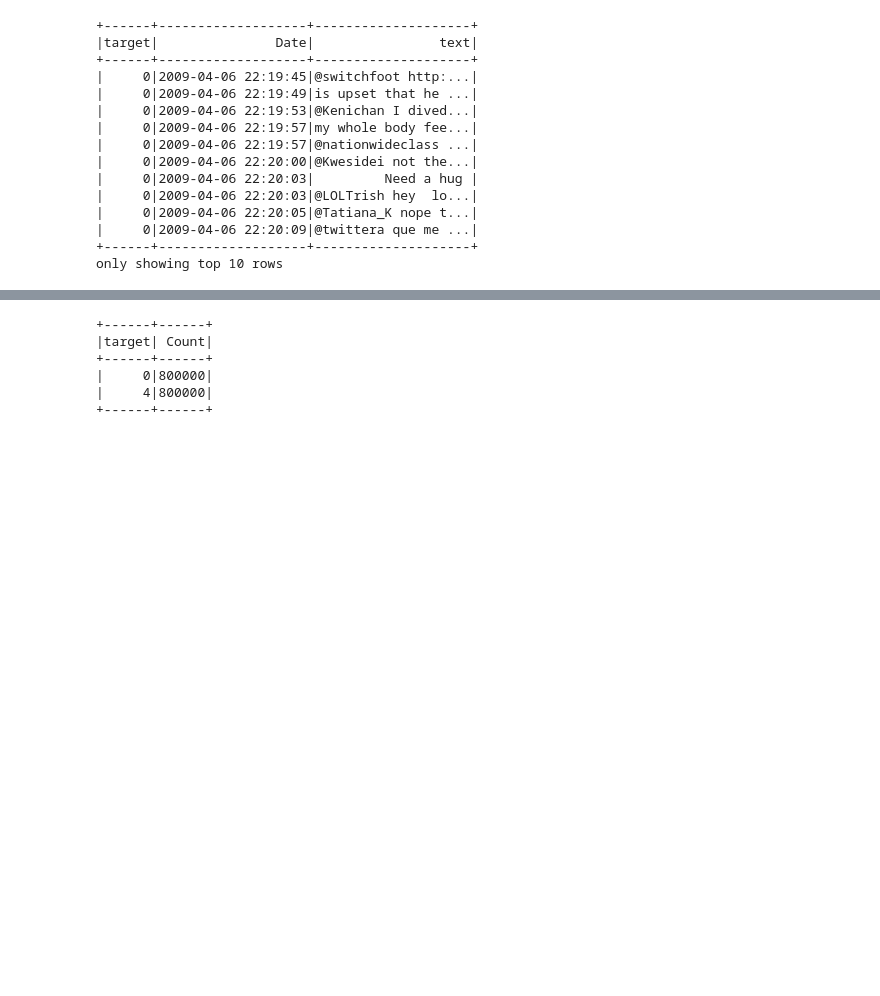
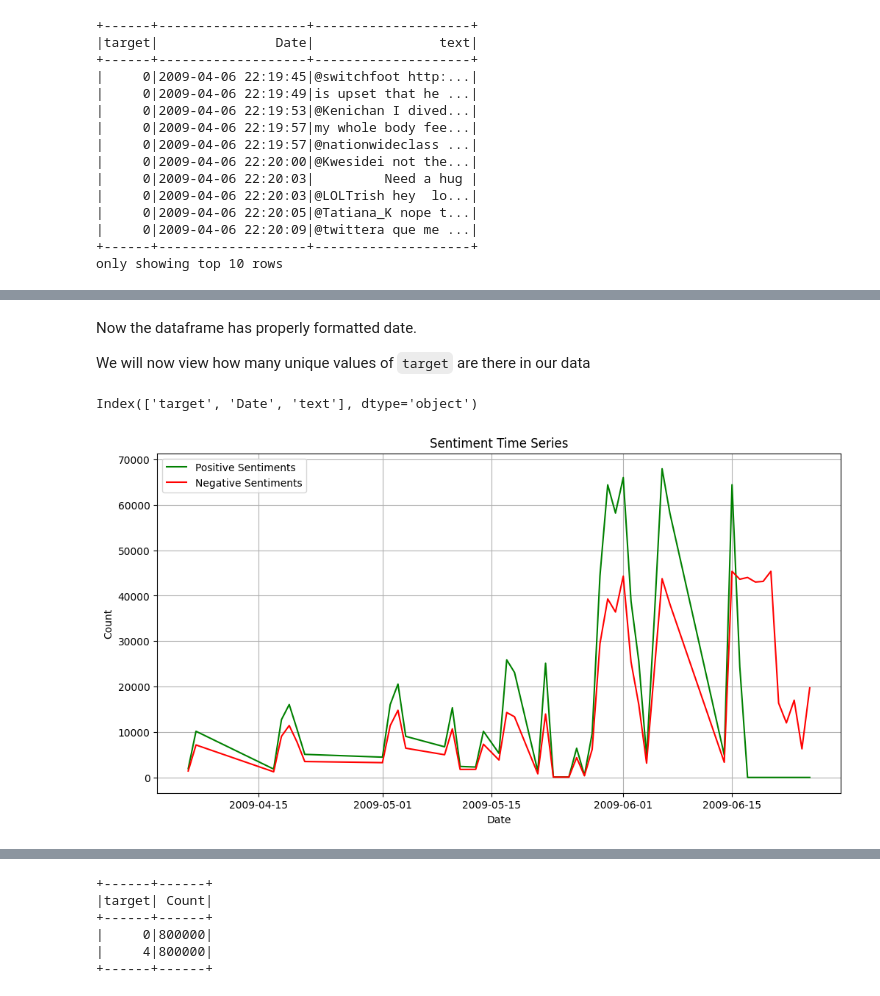
Before and after one commit to jaijoshi2712/event-success-predictor, a Jupyter notebook: code/data-exploration.ipynb, the cells around one changed output, grey strips where cells are left out. Saved outputs shown, nothing was run; the diff lists cells and outputs as text; code cells hidden in the pictures; blank space fills up the shorter version.

Commit message:
data-exploration and preparation

````diff
--- a/code/data-exploration.ipynb
+++ b/code/data-exploration.ipynb
@@ -186,0 +179,10 @@
+# %% [markdown]
+Now the dataframe has properly formatted date.
+
+We will now view how many unique values of ```target``` are there in our data
+# %%
+sentiment140_pandas = sentiment140_spark.toPandas()
+# %%
+sentiment140_pandas.columns
+# %% [output]
+Index(['target', 'Date', 'text'], dtype='object')
@@ -186,0 +193,19 @@
+# %%
+sentiment140_pandas['Date'] = pd.to_datetime(sentiment140_pandas['Date'])
+
+# Group by date and sentiment
+grouped = sentiment140_pandas.groupby([sentiment140_pandas['Date'].dt.date, 'target']).size().unstack(fill_value=0)
+grouped.columns = ['Negative', 'Positive']
+# %%
+# Plotting
+plt.figure(figsize=(12, 6))
+grouped['Positive'].plot(color='green', label='Positive Sentiments')
+grouped['Negative'].plot(color='red', label='Negative Sentiments')
+plt.title('Sentiment Time Series')
+plt.xlabel('Date')
+plt.ylabel('Count')
+plt.legend()
+plt.grid(True)
+plt.show()
+# %% [output]
+[figure, added]
````
Also changed, not shown: parts of 12 cells of this notebook, 1 other file.
